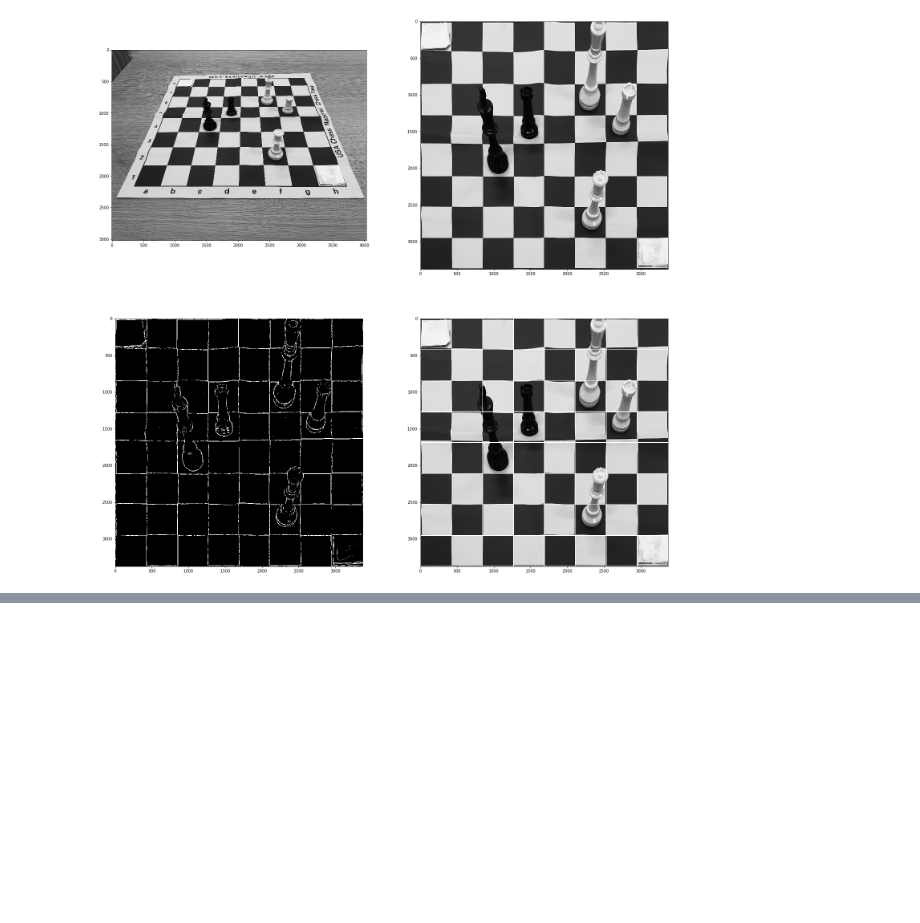
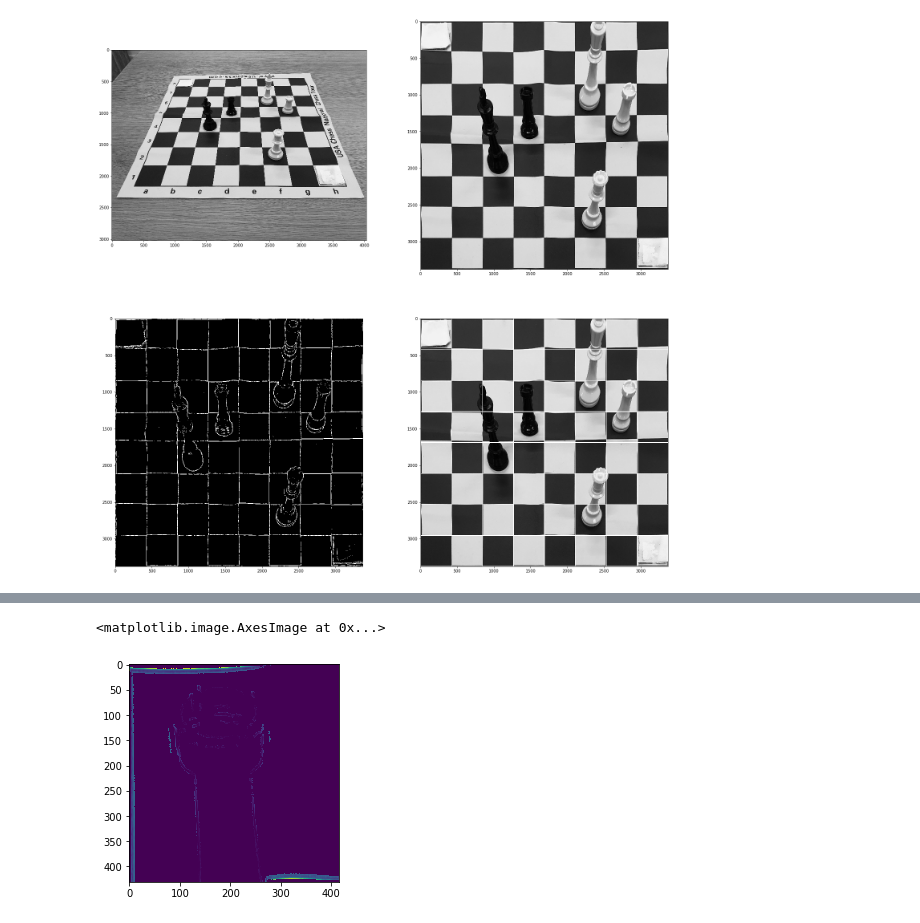
Before and after one commit to xtreemtg/chess_cheaters, a Jupyter notebook: Board_recognizer.ipynb, the cells around one changed output, grey strips where cells are left out. Cells and saved outputs as stored; diff of their text form; code cells hidden in the pictures; blank space fills up the shorter version.

```diff
--- a/Board_recognizer.ipynb
+++ b/Board_recognizer.ipynb
@@ -420,3 +468,9 @@ plt.imshow(lines_pic, cmap='gray')
+# %%
+rook[pre_process_image(rook)==0]=0
+plt.imshow(rook)
+# %% [output]
+<matplotlib.image.AxesImage at 0x...>
+[figure, added]
 # %%
 plt.imshow(cut_from_rect(cropped, smart_squares[4][2]), cmap='gray')
 # %% [output]
```
Also changed, not shown: parts of 13 cells of this notebook, 1 other file.
